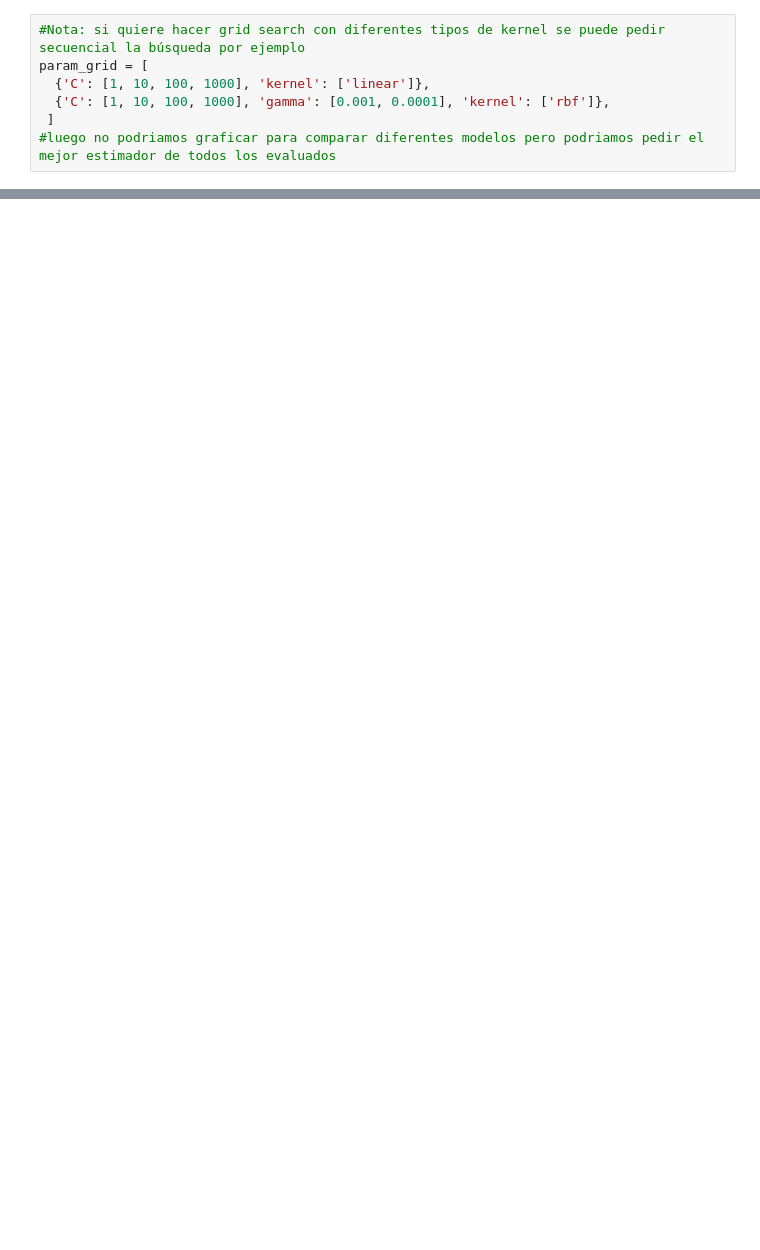
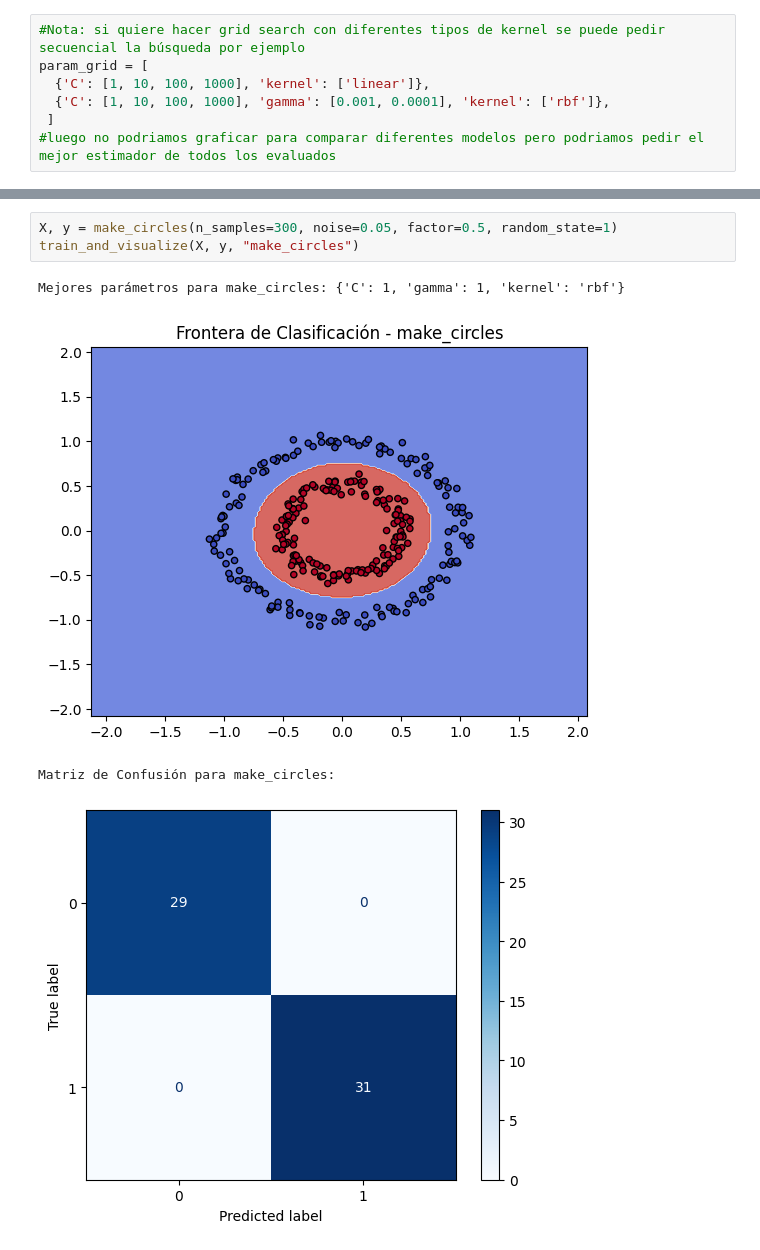
Before and after one commit to Velpe/002_EstudiantesAprendizajeEstadistico, a Jupyter notebook: semestre2024-2/Estudiantes/Vergel_27/Sesion_Tarea_11_SVM_v2.ipynb, the cells around one changed output, grey strips where cells are left out. Saved outputs shown, nothing was run; the diff lists cells and outputs as text; blank space fills up the shorter version.

```diff
--- a/semestre2024-2/Estudiantes/Vergel_27/Sesion_Tarea_11_SVM_v2.ipynb
+++ b/semestre2024-2/Estudiantes/Vergel_27/Sesion_Tarea_11_SVM_v2.ipynb
@@ -353,0 +410,8 @@ param_grid = [
+# %%
+X, y = make_circles(n_samples=300, noise=0.05, factor=0.5, random_state=1)
+train_and_visualize(X, y, "make_circles")
+# %% [output]
+Mejores parámetros para make_circles: {'C': 1, 'gamma': 1, 'kernel': 'rbf'}
+[figure, added]
+Matriz de Confusión para make_circles:
+[figure, added]
```
Also changed, not shown: parts of 15 cells of this notebook.
